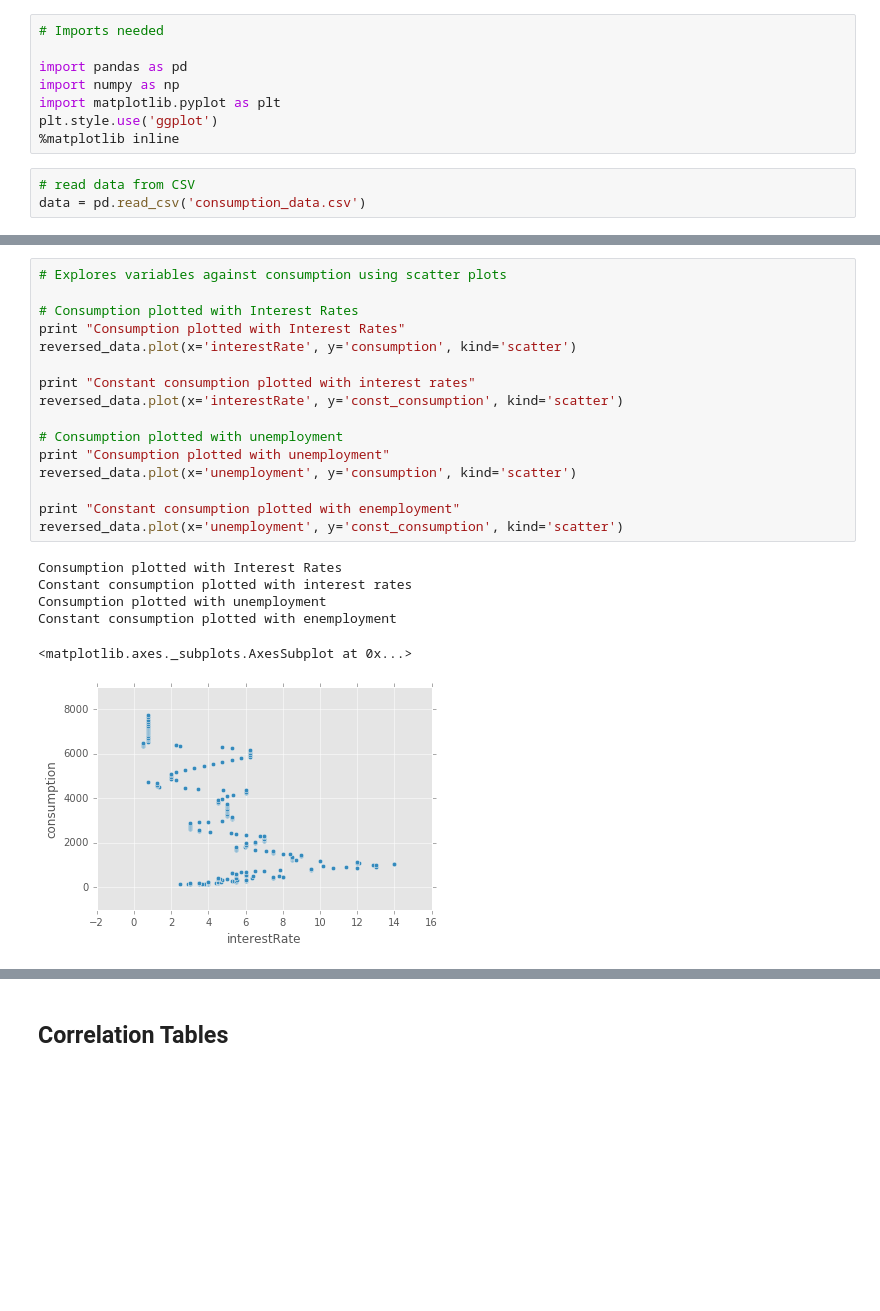
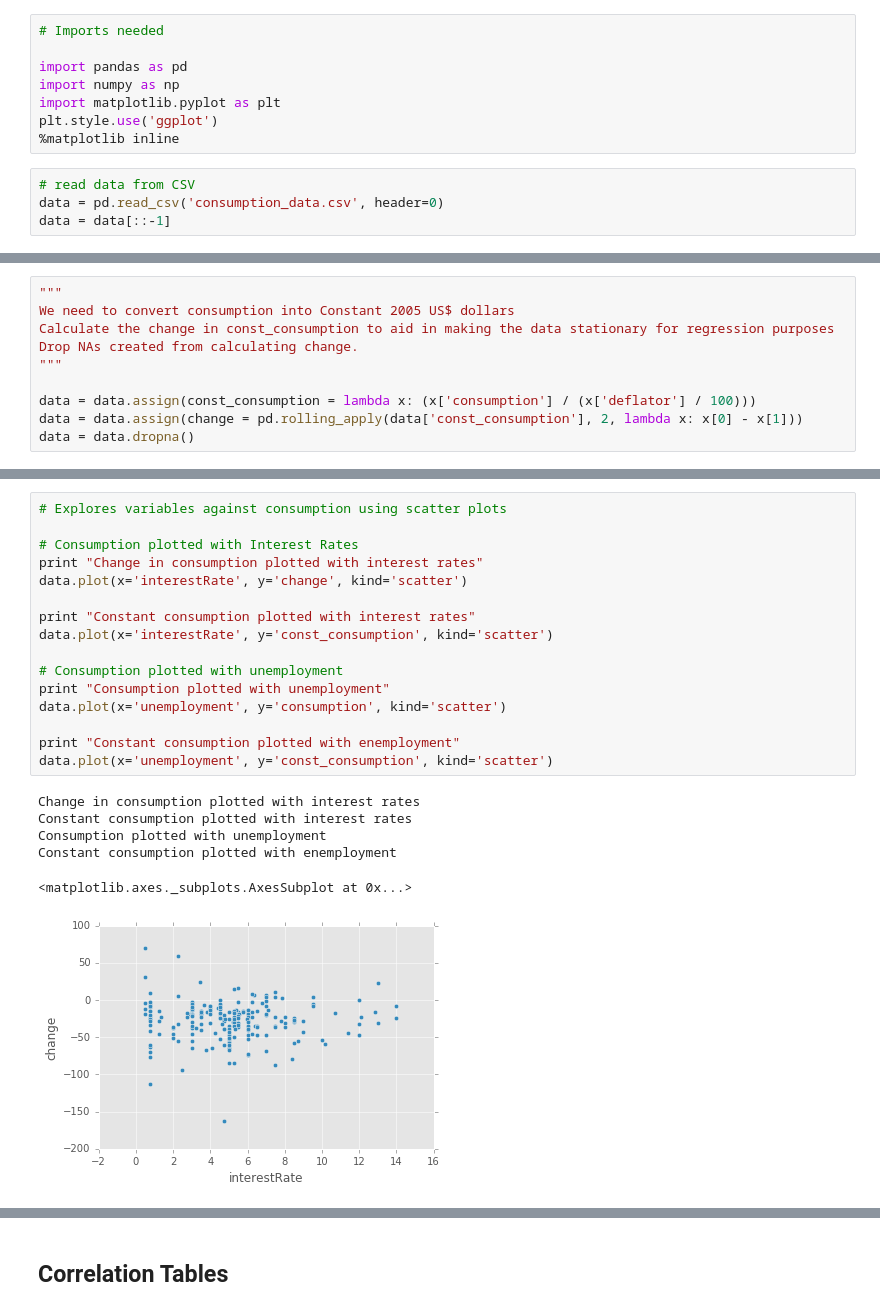
Before and after one commit to JamesTrick/sandbox, a Jupyter notebook: ConsumptionModel.ipynb, the cells around one changed output, grey strips where cells are left out. Cells and saved outputs as stored; diff of their text form; blank space fills up the shorter version.

```diff
--- a/ConsumptionModel.ipynb
+++ b/ConsumptionModel.ipynb
@@ -22,4 +22,5 @@ plt.style.use('ggplot')
 %matplotlib inline
 # %%
 # read data from CSV
-data = pd.read_csv('consumption_data.csv')
+data = pd.read_csv('consumption_data.csv', header=0)
+data = data[::-1]
@@ -44,0 +27,10 @@ array(['date', 'consumption', 'deflator', 'interestRate', 'unemployment',
+# %%
+"""
+We need to convert consumption into Constant 2005 US$ dollars
+Calculate the change in const_consumption to aid in making the data stationary for regression purposes
+Drop NAs created from calculating change.
+"""
+
+data = data.assign(const_consumption = lambda x: (x['consumption'] / (x['deflator'] / 100)))
+data = data.assign(change = pd.rolling_apply(data['const_consumption'], 2, lambda x: x[0] - x[1]))
+data = data.dropna()
@@ -56,26 +59,26 @@ reversed_data.plot(x='date', y='interestRate')
 # %%
 # Explores variables against consumption using scatter plots
 
 # Consumption plotted with Interest Rates
-print "Consumption plotted with Interest Rates"
-reversed_data.plot(x='interestRate', y='consumption', kind='scatter')
+print "Change in consumption plotted with interest rates"
+data.plot(x='interestRate', y='change', kind='scatter')
 
 print "Constant consumption plotted with interest rates"
-reversed_data.plot(x='interestRate', y='const_consumption', kind='scatter')
+data.plot(x='interestRate', y='const_consumption', kind='scatter')
 
 # Consumption plotted with unemployment
 print "Consumption plotted with unemployment"
-reversed_data.plot(x='unemployment', y='consumption', kind='scatter')
+data.plot(x='unemployment', y='consumption', kind='scatter')
 
 print "Constant consumption plotted with enemployment"
-reversed_data.plot(x='unemployment', y='const_consumption', kind='scatter')
+data.plot(x='unemployment', y='const_consumption', kind='scatter')
 # %% [output]
-Consumption plotted with Interest Rates
+Change in consumption plotted with interest rates
 Constant consumption plotted with interest rates
 Consumption plotted with unemployment
 Constant consumption plotted with enemployment
 <matplotlib.axes._subplots.AxesSubplot at 0x...>
-[figure, old version]
+[figure, new version]
 [figure]
 [figure]
 [figure]
```
Also changed, not shown: parts of 10 cells of this notebook.
